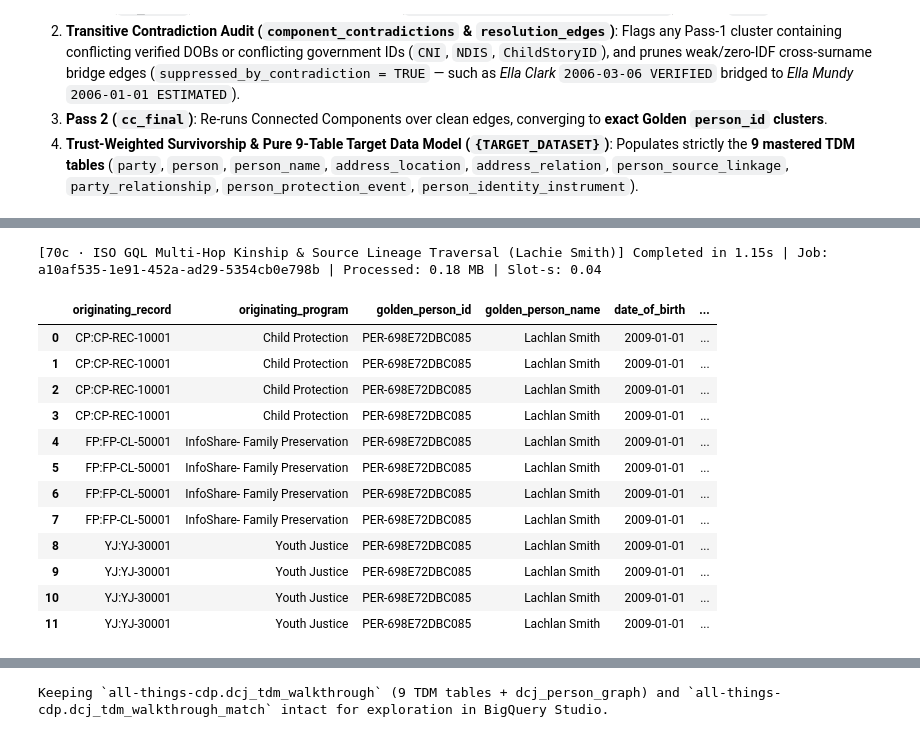
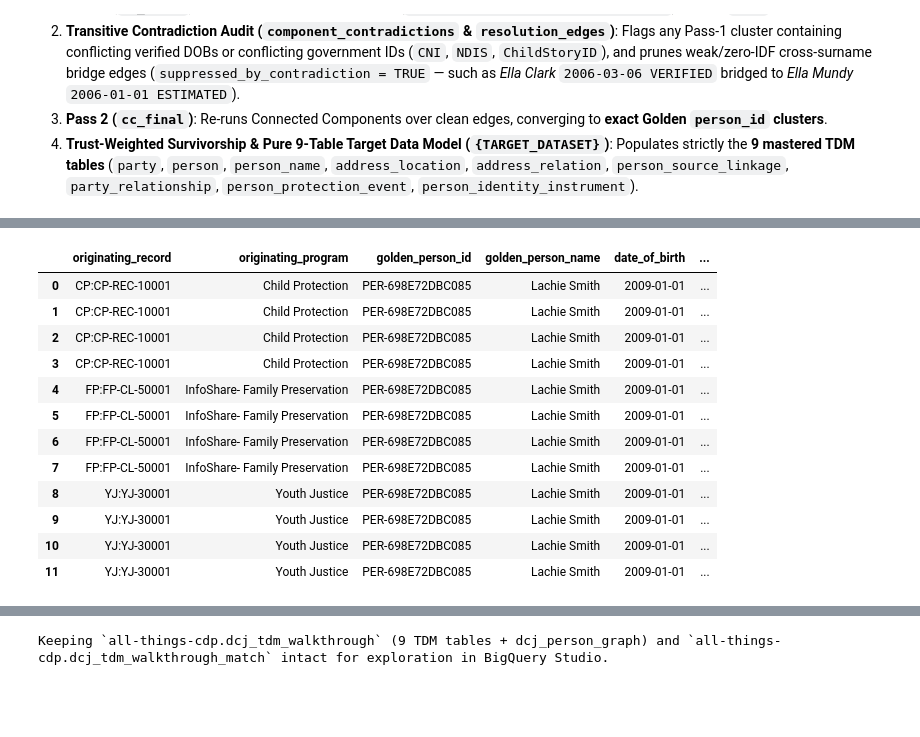
Before and after one commit to MattATurner/citizen_match, a Jupyter notebook: notebooks/cdp-walkthrough.ipynb, the cells around one changed output, grey strips where cells are left out. Saved outputs shown, nothing was run; the diff lists cells and outputs as text; code cells hidden in the pictures; blank space fills up the shorter version.

```diff
--- a/notebooks/cdp-walkthrough.ipynb
+++ b/notebooks/cdp-walkthrough.ipynb
@@ -3389,42 +3250,39 @@ display(df_graph_summary)
 | 14 | NODE · ProtectionEvent (DV / Conf... | 45 |
 | 15 | NODE · SourceRecord (SDM Lineage) | 1150 |
 # %%
-# 8B · ISO GQL Traversal 1 — Lachie Smith's Complete Cross-Agency Lineage -> Golden Person -> Kinship & Household Network
-df_gql_lachie = run_sql("""
+%%bigquery --project {PROJECT_ID} --location {LOCATION} --pyformat
+-- ISO GQL Traversal 1: Lachie Smith's Cross-Agency Lineage -> Golden Person -> Kinship & Household Network
 SELECT *
 FROM GRAPH_TABLE(
-  `{PROJECT_ID}.{TDM}.dcj_person_graph`
+  `{PROJECT_ID}.{TARGET_DATASET}.dcj_person_graph`
   MATCH (src:SourceRecord)-[r_res:RESOLVES_TO]->(p:Person)-[r_party:IS_PARTY]->(me:Party)-[rel:PARTY_RELATIONSHIP]-(kin:Party)
   WHERE src.source_record_id IN ('CP:CP-REC-10001', 'FP:FP-CL-50001', 'YJ:YJ-30001')
   COLUMNS (
     src.source_record_id AS originating_record,
     src.source_program AS originating_program,
     p.person_id AS golden_person_id,
     me.party_display_name AS golden_person_name,
     p.date_of_birth,
     rel.canonical_relationship_type AS relationship,
     rel.relationship_category,
     kin.party_id AS related_party_id,
     kin.party_type_code AS related_party_type,
     kin.party_display_name AS related_party_name
   )
 )
-ORDER BY originating_record, related_party_id
-""", label="70c · ISO GQL Multi-Hop Kinship & Source Lineage Traversal (Lachie Smith)")
-display(df_gql_lachie)
+ORDER BY originating_record, related_party_id;
 # %% [output]
-[70c · ISO GQL Multi-Hop Kinship & Source Lineage Traversal (Lachie Smith)] Completed in 1.15s | Job: a10af535-1e91-452a-ad29-5354cb0e798b | Processed: 0.18 MB | Slot-s: 0.04
 |  | originating_record | originating_program | golden_person_id | golden_person_name | date_of_birth | ... |
-| 0 | CP:CP-REC-10001 | Child Protection | PER-698E72DBC085 | Lachlan Smith | 2009-01-01 | ... |
-| 1 | CP:CP-REC-10001 | Child Protection | PER-698E72DBC085 | Lachlan Smith | 2009-01-01 | ... |
-| 2 | CP:CP-REC-10001 | Child Protection | PER-698E72DBC085 | Lachlan Smith | 2009-01-01 | ... |
-| 3 | CP:CP-REC-10001 | Child Protection | PER-698E72DBC085 | Lachlan Smith | 2009-01-01 | ... |
-| 4 | FP:FP-CL-50001 | InfoShare- Family Preservation | PER-698E72DBC085 | Lachlan Smith | 2009-01-01 | ... |
-| 5 | FP:FP-CL-50001 | InfoShare- Family Preservation | PER-698E72DBC085 | Lachlan Smith | 2009-01-01 | ... |
-| 6 | FP:FP-CL-50001 | InfoShare- Family Preservation | PER-698E72DBC085 | Lachlan Smith | 2009-01-01 | ... |
-| 7 | FP:FP-CL-50001 | InfoShare- Family Preservation | PER-698E72DBC085 | Lachlan Smith | 2009-01-01 | ... |
-| 8 | YJ:YJ-30001 | Youth Justice | PER-698E72DBC085 | Lachlan Smith | 2009-01-01 | ... |
-| 9 | YJ:YJ-30001 | Youth Justice | PER-698E72DBC085 | Lachlan Smith | 2009-01-01 | ... |
-| 10 | YJ:YJ-30001 | Youth Justice | PER-698E72DBC085 | Lachlan Smith | 2009-01-01 | ... |
-| 11 | YJ:YJ-30001 | Youth Justice | PER-698E72DBC085 | Lachlan Smith | 2009-01-01 | ... |
+| 0 | CP:CP-REC-10001 | Child Protection | PER-698E72DBC085 | Lachie Smith | 2009-01-01 | ... |
+| 1 | CP:CP-REC-10001 | Child Protection | PER-698E72DBC085 | Lachie Smith | 2009-01-01 | ... |
+| 2 | CP:CP-REC-10001 | Child Protection | PER-698E72DBC085 | Lachie Smith | 2009-01-01 | ... |
+| 3 | CP:CP-REC-10001 | Child Protection | PER-698E72DBC085 | Lachie Smith | 2009-01-01 | ... |
+| 4 | FP:FP-CL-50001 | InfoShare- Family Preservation | PER-698E72DBC085 | Lachie Smith | 2009-01-01 | ... |
+| 5 | FP:FP-CL-50001 | InfoShare- Family Preservation | PER-698E72DBC085 | Lachie Smith | 2009-01-01 | ... |
+| 6 | FP:FP-CL-50001 | InfoShare- Family Preservation | PER-698E72DBC085 | Lachie Smith | 2009-01-01 | ... |
+| 7 | FP:FP-CL-50001 | InfoShare- Family Preservation | PER-698E72DBC085 | Lachie Smith | 2009-01-01 | ... |
+| 8 | YJ:YJ-30001 | Youth Justice | PER-698E72DBC085 | Lachie Smith | 2009-01-01 | ... |
+| 9 | YJ:YJ-30001 | Youth Justice | PER-698E72DBC085 | Lachie Smith | 2009-01-01 | ... |
+| 10 | YJ:YJ-30001 | Youth Justice | PER-698E72DBC085 | Lachie Smith | 2009-01-01 | ... |
+| 11 | YJ:YJ-30001 | Youth Justice | PER-698E72DBC085 | Lachie Smith | 2009-01-01 | ... |
 # %%
```
Also changed, not shown: parts of 42 cells of this notebook.
